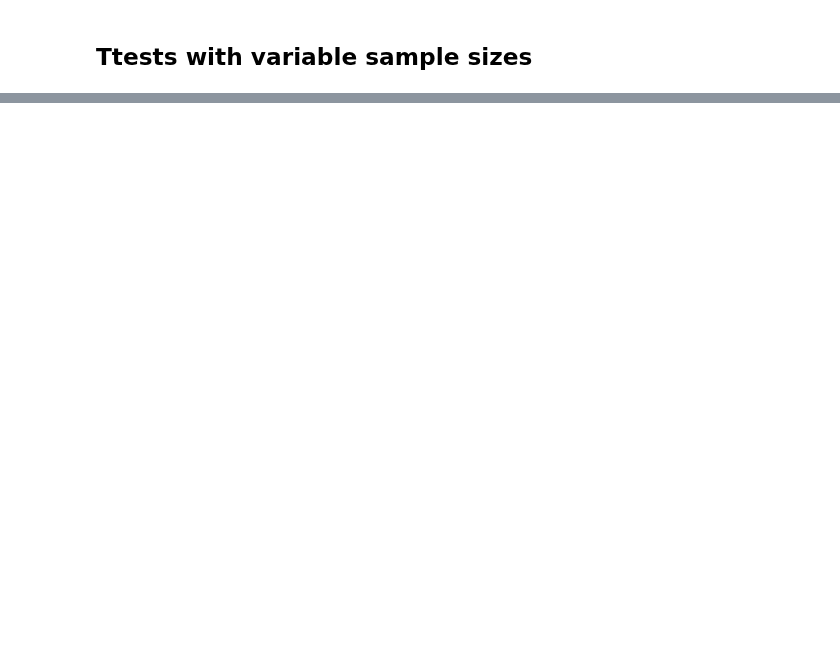
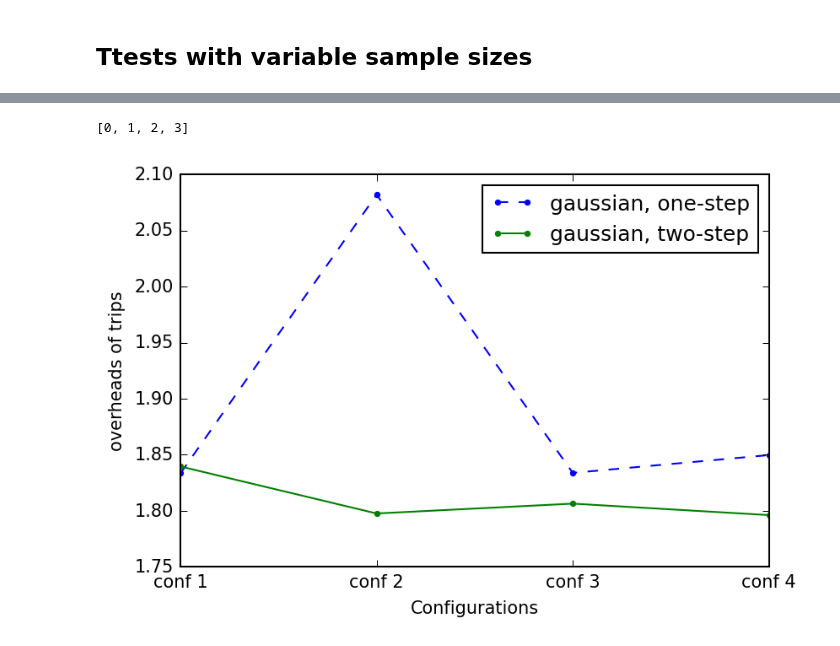
Before and after one commit to Starofall/RTX, a Jupyter notebook: analysis-ttest-final-baseline.ipynb, the cells around one changed output, grey strips where cells are left out. Cells and saved outputs as stored; diff of their text form; code cells hidden in the pictures; blank space fills up the shorter version.

```diff
--- a/analysis-ttest-final-baseline.ipynb
+++ b/analysis-ttest-final-baseline.ipynb
@@ -312,6 +253,9 @@ len(knobs):4
 5000
 =========
 # %%
+knobs2 = b_knobs.copy()
+data2 = b_data.copy()
+
 b_knobs[best_knob] = knobs[best_knob]
 b_data[best_knob] = data[best_knob]
 
@@ -342,8 +282,8 @@ necessary_power = 0.80
 
 fake_run_id = "123456"
 
-knob_values = sorted(b_knobs.keys())
-best_knob = knob_values[0]
+knob_values = b_knobs.keys()
+best_knob2 = knob_values[0]
 other_knob_values = knob_values[1:]
 
 sample_sizes = []
@@ -363,7 +303,7 @@ for other_knob_value in other_knob_values:
         sample_sizes.append(sample_size)
 
         analysis_data = {}
-        raw_data = b_data[best_knob]
+        raw_data = b_data[best_knob2]
 #         analysis_data[0] = raw_data[:sample_size] #  also:
         analysis_data[0] = random.sample(raw_data, sample_size)
 
@@ -387,7 +327,7 @@ for other_knob_value in other_knob_values:
             print "sample size: " + str(sample_size)
             print "================"
             print "Overhead in "
-            pp.pprint(eval(best_knob))
+            pp.pprint(eval(best_knob2))
             print " is " + different + " than in "
             pp.pprint(eval(other_knob_value))
             print "================"
@@ -399,7 +339,7 @@ for other_knob_value in other_knob_values:
 
             count += 1
             if t["statistic"] >= 0:
-                best_knob = other_knob_value
+                best_knob2 = other_knob_value
             break
 
         if sample_size == 5000:
@@ -408,7 +348,7 @@ for other_knob_value in other_knob_values:
             print "sample size: " + str(sample_size)
             print "================"
             print "Overhead in "
-            pp.pprint(eval(best_knob))
+            pp.pprint(eval(best_knob2))
             print " is " + different + " than in "
             pp.pprint(eval(other_knob_value))
             print "================"
@@ -422,6 +362,6 @@ print str(count) + " out of " + str(len(other_knob_values)) + " comparisons foun
 print "******************"
 print "BEST CONFIGURATION"
 print "******************"
-pp.pprint(b_knobs[best_knob][0])
+pp.pprint(b_knobs[best_knob2][0])
 # %% [output]
 <span style='color:green'>**SIGNIFICANT DIFFERENCE**</span>
@@ -492,0 +435,14 @@ Overhead in
+# %%
+for k in knobs:
+    print k
+    print len(knobs[k])
+
+print "*************"
+
+for k in knobs1:
+    print k
+    print len(knobs1[k])
+
+for k in knobs2:
+    print k
+    print len(knobs2[k])
@@ -492,0 +596,14 @@ Overhead in
+# %%
+knob_labels = range(4)
+print knob_labels
+fig,ax = plt.subplots()
+ax.plot(knob_labels, means, ".", label='gaussian, one-step', linestyle="--")
+ax.plot(knob_labels, means2, ".", label='gaussian, two-step', linestyle="-")
+plt.xticks(knob_labels, ["conf 1", "conf 2", "conf 3", "conf 4"])
+plt.legend(loc='best')
+plt.ylabel('overheads of trips')
+plt.xlabel('Configurations')
+plt.show()
+# %% [output]
+[0, 1, 2, 3]
+[figure, added]
```
Also changed, not shown: parts of 11 cells of this notebook, 1 other file.
